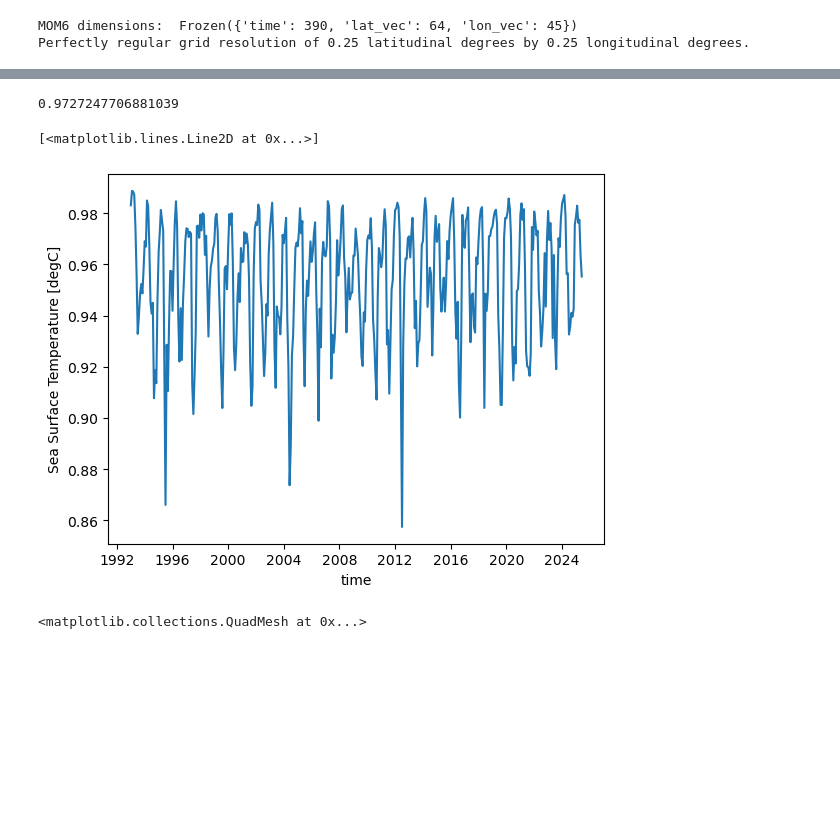
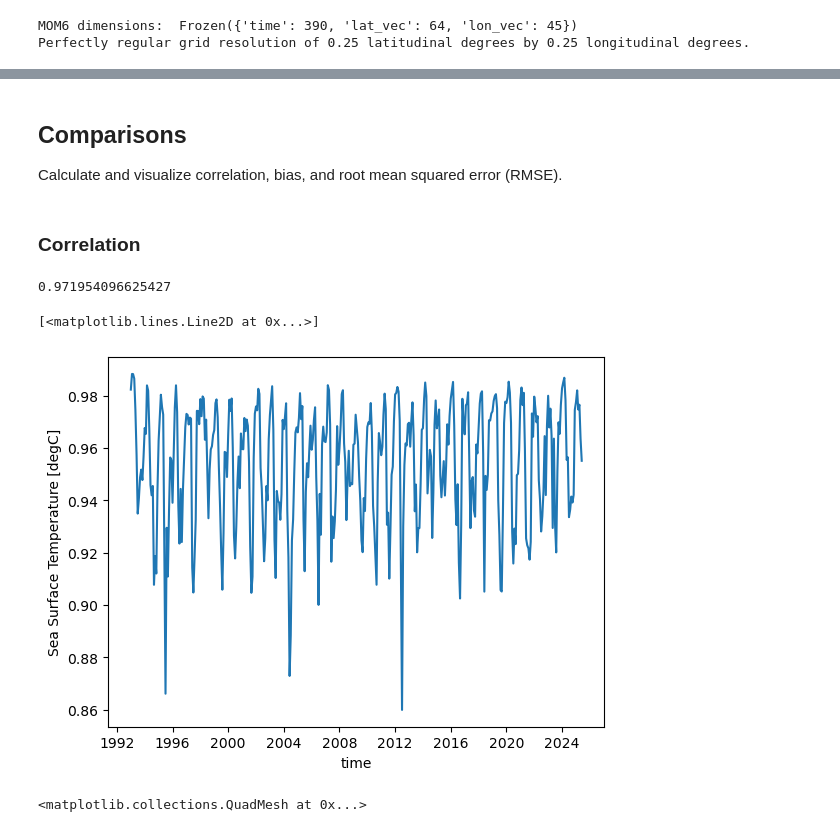
Before and after one commit to brooke-l-hawkins-noaa/mom6-based-esr-indices, a Jupyter notebook: sst_anomaly/sst-comparison.ipynb, the cells around one changed output, grey strips where cells are left out. Saved outputs shown, nothing was run; the diff lists cells and outputs as text; code cells hidden in the pictures; blank space fills up the shorter version.

```diff
--- a/sst_anomaly/sst-comparison.ipynb
+++ b/sst_anomaly/sst-comparison.ipynb
@@ -111,20 +119,36 @@ Calculate and visualize correlation. I think this correlation needs to be update
+# %%
+# calculate latitude-based area weights
+weights = np.cos(np.deg2rad(sst_oisst_subset.lat_vec))
+# %% [markdown]
+## Comparisons
+
+Calculate and visualize correlation, bias, and root mean squared error (RMSE).
+# %% [markdown]
+### Correlation
 # %%
 # calculate correlation
-correlation_overall = xr.corr(sst_oisst_subset.sst, sst_mom6_interp.tos).item()
-correlation_time_series = xr.corr(
-    sst_oisst_subset.sst, sst_mom6_interp.tos, dim=["lat_vec", "lon_vec"]
+# make sure to area weight calculation across spatial dimensions
+correlation_global = xr.corr(
+    sst_oisst_subset.sst, sst_mom6_interp.tos, weights=weights
+).item()
+correlation_temporal = xr.corr(
+    sst_oisst_subset.sst,
+    sst_mom6_interp.tos,
+    dim=["lat_vec", "lon_vec"],
+    weights=weights,
 )
-correlation_map = xr.corr(sst_oisst_subset.sst, sst_mom6_interp.tos, dim="time")
+# no need to area weight calculation across time dimension
+correlation_spatial = xr.corr(sst_oisst_subset.sst, sst_mom6_interp.tos, dim="time")
 # %%
 # print overall correlation
-correlation_overall
+correlation_global
 # %% [output]
-0.9727247706881039
+0.971954096625427
 # %%
 # visualize correlation over time
-correlation_time_series.plot()
+correlation_temporal.plot()
 # %% [output]
 [<matplotlib.lines.Line2D at 0x...>]
-[figure, old version]
+[figure, new version]
 # %%
 # visualize correlation over space (heatmap)
```
Also changed, not shown: parts of 20 cells of this notebook.
